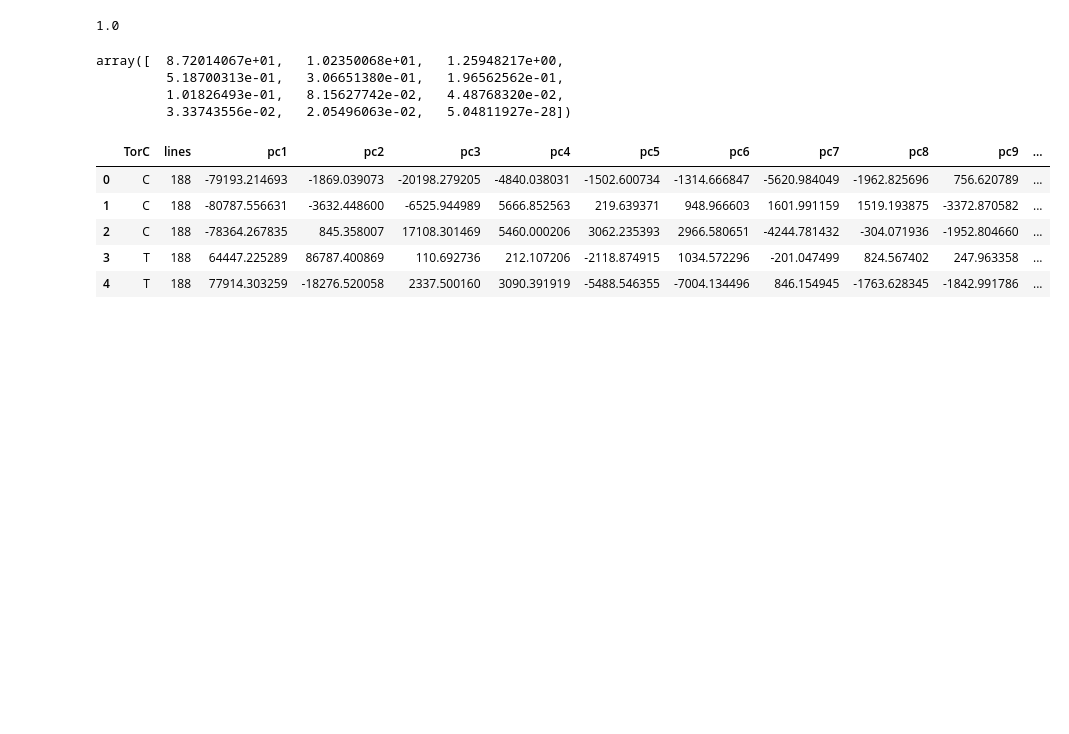
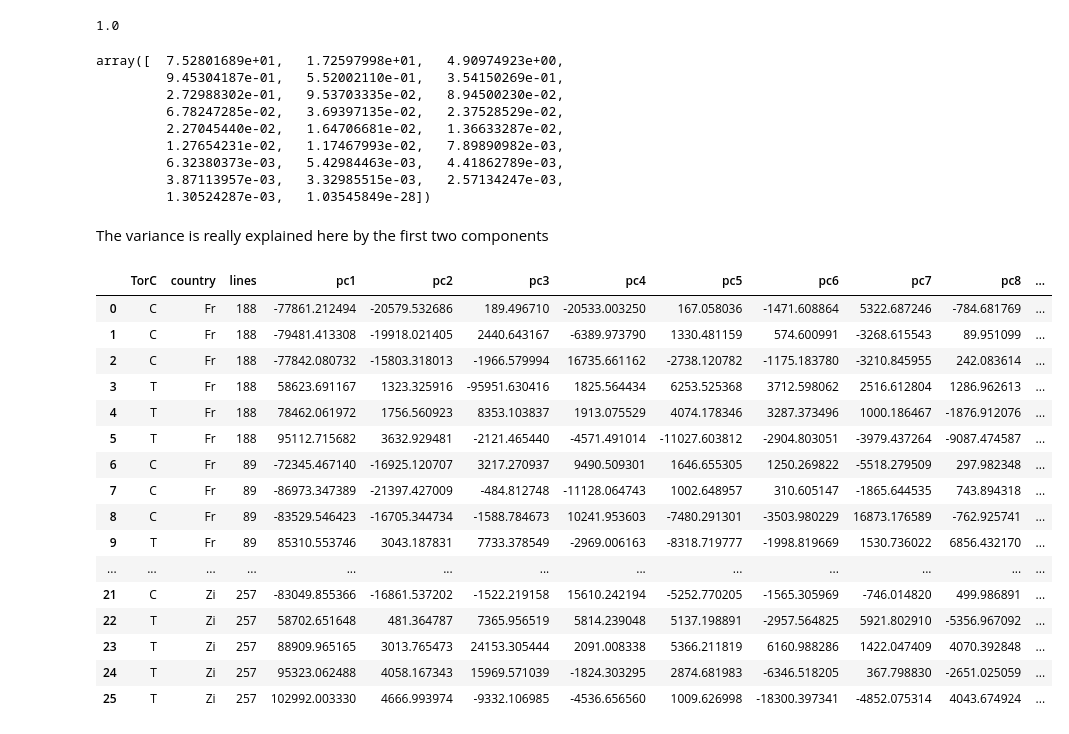
Before and after one commit to leandraking/SacktonProject, a Jupyter notebook: 20151027_EDA.ipynb, the cells around one changed output. Drawn from its saved outputs; the diff is of its cells as text; code cells hidden in the pictures; blank space fills up the shorter version.

```diff
--- a/20151027_EDA.ipynb
+++ b/20151027_EDA.ipynb
@@ -100,10 +101,10 @@ plt.show()
 import glob
 import string
 files_dict={}
-for fl in glob.glob("./KallistoFiles/*"):
+for fl in glob.glob("../KallistoFiles/*"):
     a= string.join(fl.split('/')[2].split('_')[:2], sep="_")
     if a:
         files_dict[a]=pd.read_csv(fl+"/abundance.tsv", sep="\t").tpm
 
-df=pd.DataFrame(files_dict)
+LoadedData=pd.DataFrame(files_dict)
 # %%
@@ -119,8 +120,8 @@ df.head()
 ###Do a PCA
 # %%
 from sklearn.decomposition import PCA
-pca = PCA(n_components=20)
-X = pca.fit_transform(df.transpose())
+pca = PCA(n_components=50)
+X = pca.fit_transform(LoadedData.transpose())
 # %%
 print pca.explained_variance_ratio_.sum()
 # %% [output]
@@ -128,23 +129,42 @@ print pca.explained_variance_ratio_.sum()
 # %%
 pca.explained_variance_ratio_*100
 # %% [output]
-array([  8.72014067e+01,   1.02350068e+01,   1.25948217e+00,
-         5.18700313e-01,   3.06651380e-01,   1.96562562e-01,
-         1.01826493e-01,   8.15627742e-02,   4.48768320e-02,
-         3.33743556e-02,   2.05496063e-02,   5.04811927e-28])
+array([  7.52801689e+01,   1.72597998e+01,   4.90974923e+00,
+         9.45304187e-01,   5.52002110e-01,   3.54150269e-01,
+         2.72988302e-01,   9.53703335e-02,   8.94500230e-02,
+         6.78247285e-02,   3.69397135e-02,   2.37528529e-02,
+         2.27045440e-02,   1.64706681e-02,   1.36633287e-02,
+         1.27654231e-02,   1.17467993e-02,   7.89890982e-03,
+         6.32380373e-03,   5.42984463e-03,   4.41862789e-03,
+         3.87113957e-03,   3.32985515e-03,   2.57134247e-03,
+         1.30524287e-03,   1.03545849e-28])
+# %% [markdown]
+The variance is really explained here by the first two components
 # %%
 #Labeling with either a C or T
-TorClabels=[a.split('_')[1][0] for a in df.columns]
-lineLabels=[filter(str.isdigit,a.split('_')[0]) for a in df.columns]
-df2 = pd.DataFrame({"TorC":TorClabels, "lines":lineLabels})
+TorClabels=[a.split('_')[1][0] for a in LoadedData.columns]
+lineLabels=[filter(str.isdigit,a.split('_')[0]) for a in LoadedData.columns]
+countryLabels=[a[:2] for a in LoadedData.columns]
+dfPCA = pd.DataFrame({"TorC":TorClabels, "lines":lineLabels, "country":countryLabels})
 for i in range(pca.explained_variance_ratio_.shape[0]):
-    df2["pc%i" % (i+1)] = X[:,i]
-df2.head()
+    dfPCA["pc%i" % (i+1)] = X[:,i]
+dfPCA
 # %% [output]
-|  | TorC | lines | pc1 | pc2 | pc3 | pc4 | pc5 | pc6 | pc7 | pc8 | pc9 | ... |
-| 0 | C | 188 | -79193.214693 | -1869.039073 | -20198.279205 | -4840.038031 | -1502.600734 | -1314.666847 | -5620.984049 | -1962.825696 | 756.620789 | ... |
-| 1 | C | 188 | -80787.556631 | -3632.448600 | -6525.944989 | 5666.852563 | 219.639371 | 948.966603 | 1601.991159 | 1519.193875 | -3372.870582 | ... |
-| 2 | C | 188 | -78364.267835 | 845.358007 | 17108.301469 | 5460.000206 | 3062.235393 | 2966.580651 | -4244.781432 | -304.071936 | -1952.804660 | ... |
-| 3 | T | 188 | 64447.225289 | 86787.400869 | 110.692736 | 212.107206 | -2118.874915 | 1034.572296 | -201.047499 | 824.567402 | 247.963358 | ... |
-| 4 | T | 188 | 77914.303259 | -18276.520058 | 2337.500160 | 3090.391919 | -5488.546355 | -7004.134496 | 846.154945 | -1763.628345 | -1842.991786 | ... |
+|  | TorC | country | lines | pc1 | pc2 | pc3 | pc4 | pc5 | pc6 | pc7 | pc8 | ... |
+| 0 | C | Fr | 188 | -77861.212494 | -20579.532686 | 189.496710 | -20533.003250 | 167.058036 | -1471.608864 | 5322.687246 | -784.681769 | ... |
+| 1 | C | Fr | 188 | -79481.413308 | -19918.021405 | 2440.643167 | -6389.973790 | 1330.481159 | 574.600991 | -3268.615543 | 89.951099 | ... |
+| 2 | C | Fr | 188 | -77842.080732 | -15803.318013 | -1966.579994 | 16735.661162 | -2738.120782 | -1175.183780 | -3210.845955 | 242.083614 | ... |
+| 3 | T | Fr | 188 | 58623.691167 | 1323.325916 | -95951.630416 | 1825.564434 | 6253.525368 | 3712.598062 | 2516.612804 | 1286.962613 | ... |
+| 4 | T | Fr | 188 | 78462.061972 | 1756.560923 | 8353.103837 | 1913.075529 | 4074.178346 | 3287.373496 | 1000.186467 | -1876.912076 | ... |
+| 5 | T | Fr | 188 | 95112.715682 | 3632.929481 | -2121.465440 | -4571.491014 | -11027.603812 | -2904.803051 | -3979.437264 | -9087.474587 | ... |
+| 6 | C | Fr | 89 | -72345.467140 | -16925.120707 | 3217.270937 | 9490.509301 | 1646.655305 | 1250.269822 | -5518.279509 | 297.982348 | ... |
+| 7 | C | Fr | 89 | -86973.347389 | -21397.427009 | -484.812748 | -11128.064743 | 1002.648957 | 310.605147 | -1865.644535 | 743.894318 | ... |
+| 8 | C | Fr | 89 | -83529.546423 | -16705.344734 | -1588.784673 | 10241.953603 | -7480.291301 | -3503.980229 | 16873.176589 | -762.925741 | ... |
+| 9 | T | Fr | 89 | 85310.553746 | 3043.187831 | 7733.378549 | -2969.006163 | -8318.719777 | -1998.819669 | 1530.736022 | 6856.432170 | ... |
+| ... | ... | ... | ... | ... | ... | ... | ... | ... | ... | ... | ... | ... |
+| 21 | C | Zi | 257 | -83049.855366 | -16861.537202 | -1522.219158 | 15610.242194 | -5252.770205 | -1565.305969 | -746.014820 | 499.986891 | ... |
+| 22 | T | Zi | 257 | 58702.651648 | 481.364787 | 7365.956519 | 5814.239048 | 5137.198891 | -2957.564825 | 5921.802910 | -5356.967092 | ... |
+| 23 | T | Zi | 257 | 88909.965165 | 3013.765473 | 24153.305444 | 2091.008338 | 5366.211819 | 6160.988286 | 1422.047409 | 4070.392848 | ... |
+| 24 | T | Zi | 257 | 95323.062488 | 4058.167343 | 15969.571039 | -1824.303295 | 2874.681983 | -6346.518205 | 367.798830 | -2651.025059 | ... |
+| 25 | T | Zi | 257 | 102992.003330 | 4666.993974 | -9332.106985 | -4536.656560 | 1009.626998 | -18300.397341 | -4852.075314 | 4043.674924 | ... |
 # %%
```
Also changed, not shown: parts of 9 cells of this notebook.
